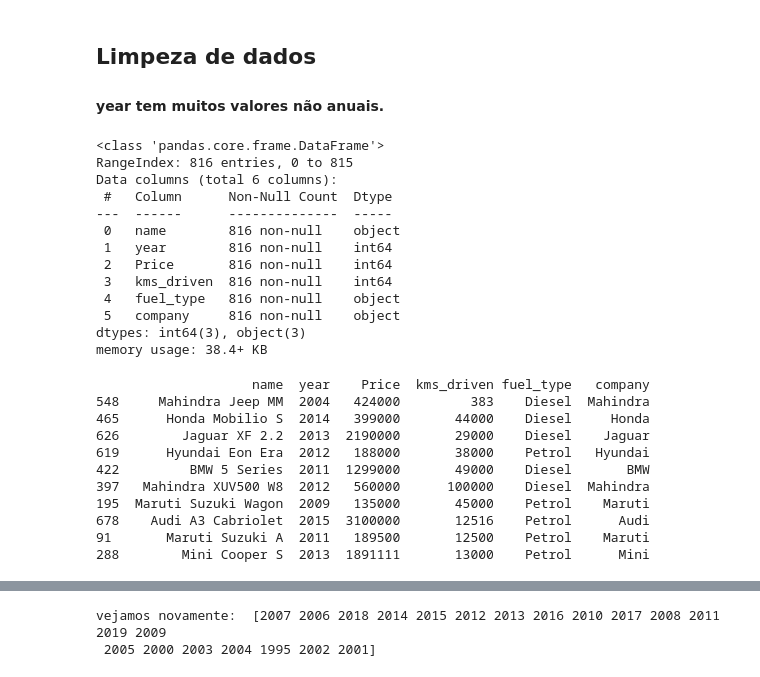
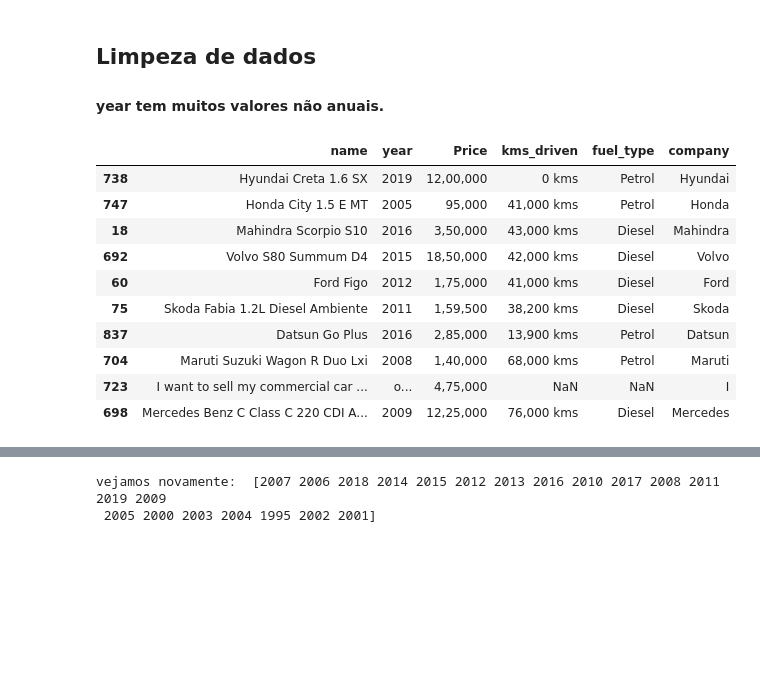
Before and after one commit to KARINAgoncalvesSOARES/ML_verificando_peco_carro, a Jupyter notebook: predicao_preco_car.ipynb, the cells around one changed output, grey strips where cells are left out. Drawn from its saved outputs; the diff is of its cells as text; code cells hidden in the pictures; blank space fills up the shorter version.

```diff
--- a/predicao_preco_car.ipynb
+++ b/predicao_preco_car.ipynb
@@ -53,39 +60,23 @@ df.head()
 # %% [markdown]
 ## Limpeza de dados
 #### year tem muitos valores não anuais.
-# %%
-df.info('year')
-# %% [output]
-<class 'pandas.core.frame.DataFrame'>
-RangeIndex: 816 entries, 0 to 815
-Data columns (total 6 columns):
- #   Column      Non-Null Count  Dtype
----  ------      --------------  -----
- 0   name        816 non-null    object
- 1   year        816 non-null    int64
- 2   Price       816 non-null    int64
- 3   kms_driven  816 non-null    int64
- 4   fuel_type   816 non-null    object
- 5   company     816 non-null    object
-dtypes: int64(3), object(3)
-memory usage: 38.4+ KB
 # %%
 # Gerando valores aleatórios para análisar o DataFrame.
 
 visualizando_valores_aleatorios = df.sample(n=10, replace=False)
-print(visualizando_valores_aleatorios)
+visualizando_valores_aleatorios
 # %% [output]
-                    name  year    Price  kms_driven fuel_type   company
-548     Mahindra Jeep MM  2004   424000         383    Diesel  Mahindra
-465      Honda Mobilio S  2014   399000       44000    Diesel     Honda
-626        Jaguar XF 2.2  2013  2190000       29000    Diesel    Jaguar
-619      Hyundai Eon Era  2012   188000       38000    Petrol   Hyundai
-422         BMW 5 Series  2011  1299000       49000    Diesel       BMW
-397   Mahindra XUV500 W8  2012   560000      100000    Diesel  Mahindra
-195  Maruti Suzuki Wagon  2009   135000       45000    Petrol    Maruti
-678    Audi A3 Cabriolet  2015  3100000       12516    Petrol      Audi
-91       Maruti Suzuki A  2011   189500       12500    Petrol    Maruti
-288        Mini Cooper S  2013  1891111       13000    Petrol      Mini
+|  | name | year | Price | kms_driven | fuel_type | company |
+| 738 | Hyundai Creta 1.6 SX | 2019 | 12,00,000 | 0 kms | Petrol | Hyundai |
+| 747 | Honda City 1.5 E MT | 2005 | 95,000 | 41,000 kms | Petrol | Honda |
+| 18 | Mahindra Scorpio S10 | 2016 | 3,50,000 | 43,000 kms | Diesel | Mahindra |
+| 692 | Volvo S80 Summum D4 | 2015 | 18,50,000 | 42,000 kms | Diesel | Volvo |
+| 60 | Ford Figo | 2012 | 1,75,000 | 41,000 kms | Diesel | Ford |
+| 75 | Skoda Fabia 1.2L Diesel Ambiente | 2011 | 1,59,500 | 38,200 kms | Diesel | Skoda |
+| 837 | Datsun Go Plus | 2016 | 2,85,000 | 13,900 kms | Petrol | Datsun |
+| 704 | Maruti Suzuki Wagon R Duo Lxi | 2008 | 1,40,000 | 68,000 kms | Petrol | Maruti |
+| 723 | I want to sell my commercial car ... | o... | 4,75,000 | NaN | NaN | I |
+| 698 | Mercedes Benz C Class C 220 CDI A... | 2009 | 12,25,000 | 76,000 kms | Diesel | Mercedes |
 # %%
 # Observamos que a SÉRIE --> "year" tem valores que não são anos (year). Vamos eliminar eles:
 
```
Also changed, not shown: parts of 24 cells of this notebook.
